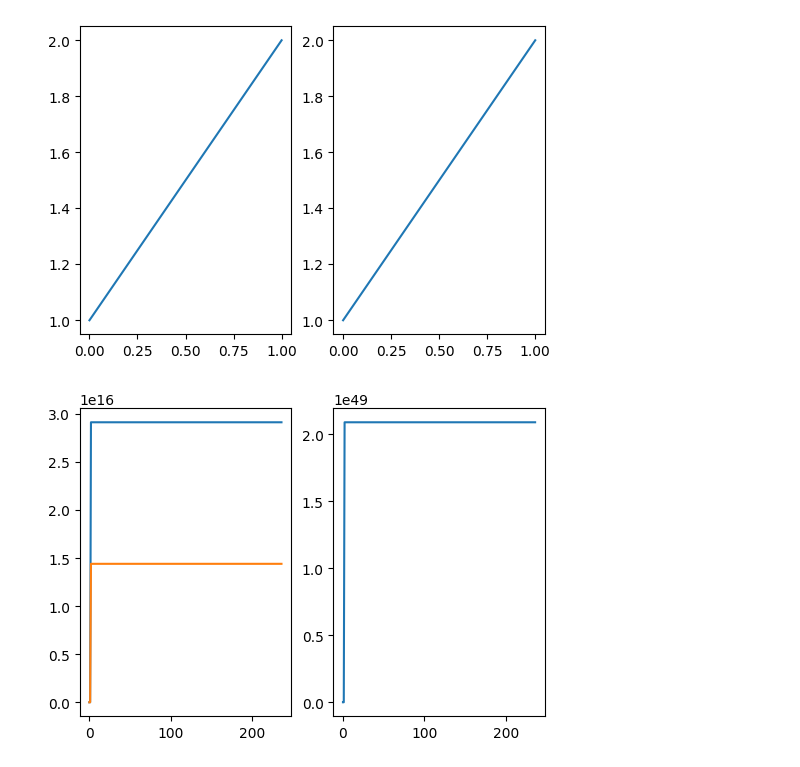
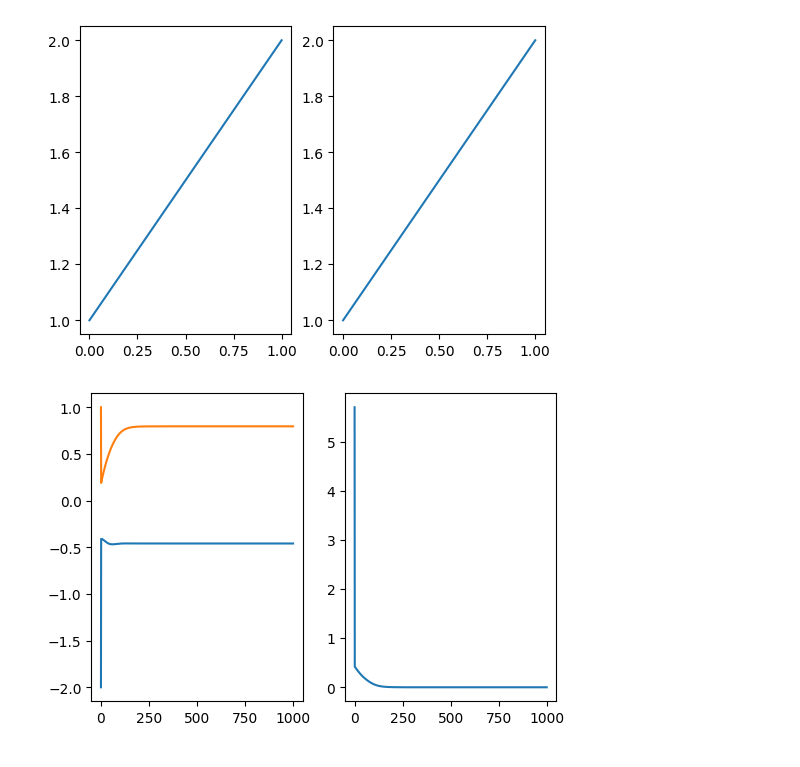
Before and after one commit to asegura4488/MetodosComputacionales1, a Jupyter notebook: Semana9/GradienteLineal2D.ipynb, the cells around one changed output. Saved outputs shown, nothing was run; the diff lists cells and outputs as text; code cells hidden in the pictures.

```diff
--- a/Semana9/GradienteLineal2D.ipynb
+++ b/Semana9/GradienteLineal2D.ipynb
@@ -93,6 +93,6 @@ def Minimizer(G,r,lr=0.01,epochs=int(1e3),error=1e-4):
 
   return r
 # %%
-xsol = Minimizer(G,np.array([10.,2.]))
+xsol = Minimizer(G,np.array([-2.,1.]))
 # %% [output]
-[figure, old version]
+[figure, new version]
```
